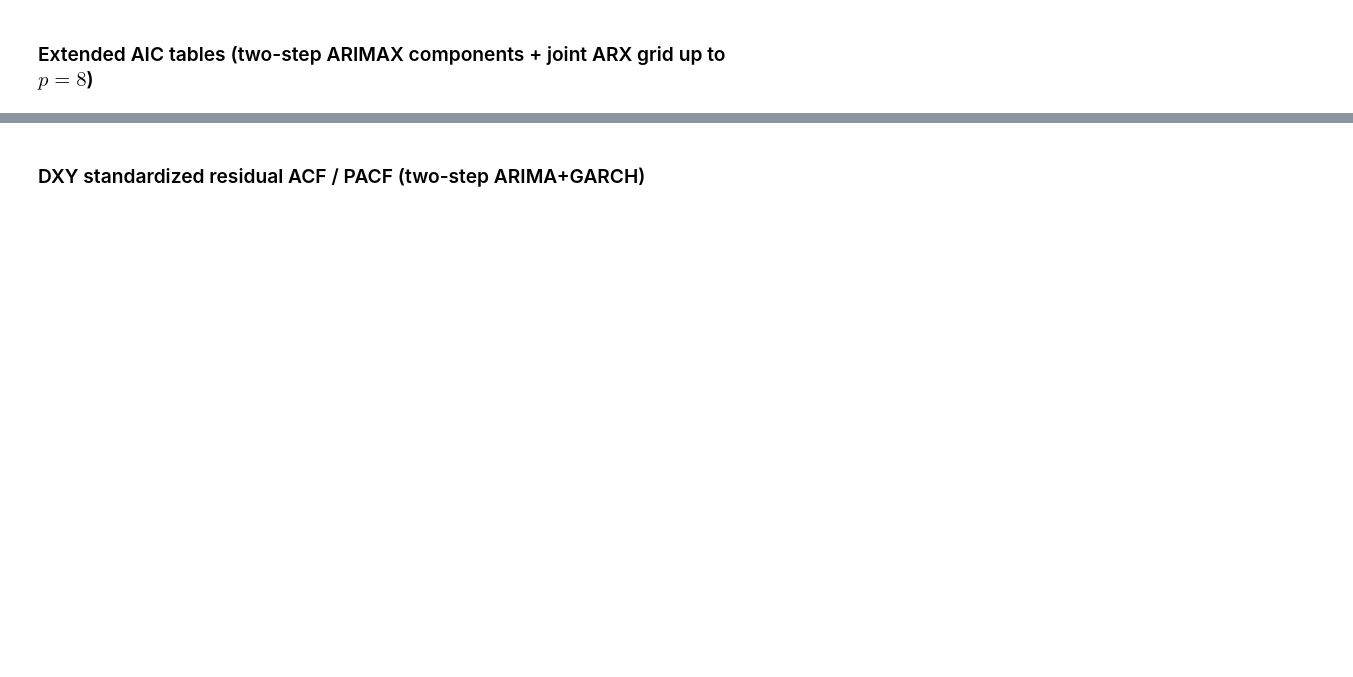
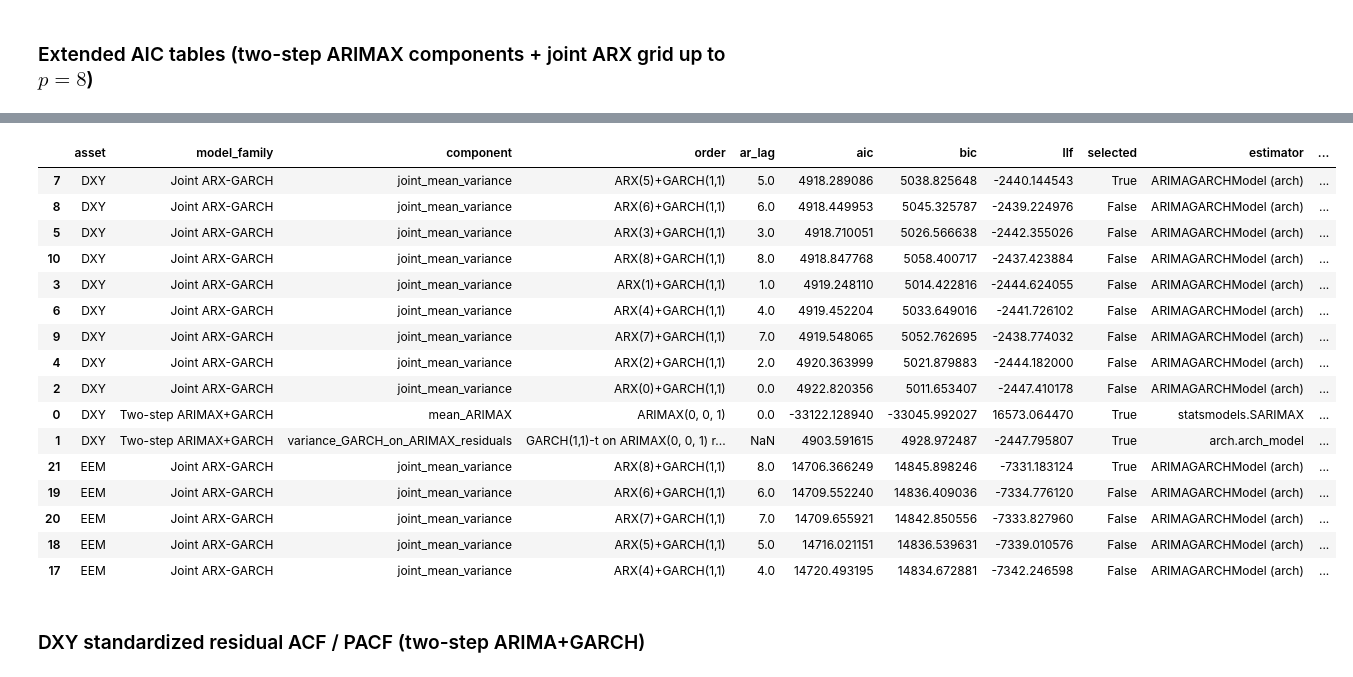
Before and after one commit to KairosPath/BachelorThesis, a Jupyter notebook: 05_appendix.ipynb, the cells around one changed output, grey strips where cells are left out. Saved outputs shown, nothing was run; the diff lists cells and outputs as text; code cells hidden in the pictures; blank space fills up the shorter version.

```diff
--- a/05_appendix.ipynb
+++ b/05_appendix.ipynb
@@ -803,11 +931,15 @@ arimax_coef_tables = []
 
 for asset, panel in panels.items():
 
-    order = panel["spec"]["arimax_order"]
+    tm = fit_twostep_arimax_garch_nb02(panel)
 
-    res = fit_sarimax(panel["y_train"], order=order, exog=panel["exog_train"])
+    order = tm.order
+
+    res = tm._arima_result
 
     arimax_fits[asset] = res
+
+    print(f"  C.1 {asset}: ARIMAX{order} (TwoStep / NB02)")
 
     arimax_coef_tables.append(result_table_from_sarimax(res, asset=asset, model_name=f"ARIMAX{order}"))
 
@@ -1088,7 +1296,9 @@ def stepwise_auto_arima_selection(panel, use_exog=False):
 
     exog_train = panel["exog_train"].loc[y_train.index].values if use_exog else None
 
-    expected_order = panel["spec"]["arimax_order" if use_exog else "arima_order"]
+    m_ref = fit_twostep_arimax_garch_nb02(panel) if use_exog else fit_twostep_arima_garch_nb02(panel)
+
+    expected_order = m_ref.order
 
 
 
@@ -1140,7 +1350,7 @@ def stepwise_auto_arima_selection(panel, use_exog=False):
 
         "estimator": "pmdarima.auto_arima(stepwise=True)",
 
-        "note": "Reproduces NB02/NB03 two-step order selection; not an exhaustive grid.",
+        "note": "expected_nb02_order = TwoStepARIMAGARCHModel.order (NB02).",
 
     }
 
@@ -1168,11 +1385,11 @@ stepwise_selection
 # %%
 
 
-def joint_arx_garch_grid_long(panel, max_lags=6):
+def joint_arx_garch_grid_long(panel, max_lags=8):
 
-    y_s = panel["y_train"].dropna() * 100
+    ensure_panel_src_path(panel)
 
-    exog_fit = panel["exog_train"].loc[y_s.index]
+    from src.models.arimagarch_model import ARIMAGARCHModel
 
     rows = []
 
@@ -1180,31 +1397,13 @@ def joint_arx_garch_grid_long(panel, max_lags=6):
 
         try:
 
-            kwargs = {"x": exog_fit}
+            m = ARIMAGARCHModel(max_lags=max_lags, information_criterion="aic")
 
-            if p > 0:
+            m.best_lags = p
 
-                kwargs["lags"] = p
+            m.fit(panel["y_train"].dropna(), exog=panel["exog_train"], select_lags=False)
 
-            model = arch_model(
-
-                y_s,
-
-                mean="ARX",
-
-                vol="GARCH",
-
-                p=1,
-
-                q=1,
-
-                dist="t",
-
-                **kwargs,
-
-            )
-
-            res = model.fit(disp="off", show_warning=False)
+            res = m.fitted_model
 
             rows.append({
 
@@ -1226,9 +1425,9 @@ def joint_arx_garch_grid_long(panel, max_lags=6):
 
                 "selected": False,
 
-                "estimator": "arch.arch_model",
+                "estimator": "ARIMAGARCHModel (arch)",
 
-                "note": "single joint Student-t MLE; returns scaled by 100",
+                "note": "single joint Student-t MLE; returns scaled by 100 (NB02)",
 
                 "error": "",
 
@@ -1256,9 +1455,9 @@ def joint_arx_garch_grid_long(panel, max_lags=6):
 
                 "selected": False,
 
-                "estimator": "arch.arch_model",
+                "estimator": "ARIMAGARCHModel (arch)",
 
-                "note": "single joint Student-t MLE; returns scaled by 100",
+                "note": "single joint Student-t MLE; returns scaled by 100 (NB02)",
 
                 "error": repr(exc),
 
@@ -1286,17 +1485,13 @@ def joint_arx_garch_grid_long(panel, max_lags=6):
 
 def twostep_arimax_garch_aic_rows(panel):
 
-    order = panel["spec"]["arimax_order"]
+    m = fit_twostep_arimax_garch_nb02(panel)
 
-    sarimax_res, garch_res = fit_twostep_garch(
+    order = m.order
 
-        panel["y_train"],
+    sarimax_res = m._arima_result
 
-        order=order,
-
-        exog_train=panel["exog_train"],
-
-    )
+    garch_res = m._garch_result
 
     return pd.DataFrame([
 
@@ -1322,7 +1517,7 @@ def twostep_arimax_garch_aic_rows(panel):
 
             "estimator": "statsmodels.SARIMAX",
 
-            "note": "mean equation likelihood; not directly additive with residual GARCH AIC",
+            "note": "mean equation likelihood; order from TwoStepARIMAGARCHModel (NB02)",
 
             "error": "",
 
@@ -1368,7 +1563,7 @@ for panel in panels.values():
 
     garch_aic_tables.append(twostep_arimax_garch_aic_rows(panel))
 
-    garch_aic_tables.append(joint_arx_garch_grid_long(panel, max_lags=6))
+    garch_aic_tables.append(joint_arx_garch_grid_long(panel, max_lags=8))
 
 
 
@@ -1385,3 +1580,4 @@ garch_aic["aic_rank_within_family"] = garch_aic.groupby(
 save_table(garch_aic, "appendix_e2_garch_aic_tables.csv")
 
 garch_aic.sort_values(["asset", "model_family", "aic_rank_within_family", "ar_lag"]).head(16)
+# %% [output]
@@ -1388,3 +1585,20 @@ garch_aic.sort_values(["asset", "model_family", "aic_rank_within_family", "ar_la
+|  | asset | model_family | component | order | ar_lag | aic | bic | llf | selected | estimator | ... |
+| 7 | DXY | Joint ARX-GARCH | joint_mean_variance | ARX(5)+GARCH(1,1) | 5.0 | 4918.289086 | 5038.825648 | -2440.144543 | True | ARIMAGARCHModel (arch) | ... |
+| 8 | DXY | Joint ARX-GARCH | joint_mean_variance | ARX(6)+GARCH(1,1) | 6.0 | 4918.449953 | 5045.325787 | -2439.224976 | False | ARIMAGARCHModel (arch) | ... |
+| 5 | DXY | Joint ARX-GARCH | joint_mean_variance | ARX(3)+GARCH(1,1) | 3.0 | 4918.710051 | 5026.566638 | -2442.355026 | False | ARIMAGARCHModel (arch) | ... |
+| 10 | DXY | Joint ARX-GARCH | joint_mean_variance | ARX(8)+GARCH(1,1) | 8.0 | 4918.847768 | 5058.400717 | -2437.423884 | False | ARIMAGARCHModel (arch) | ... |
+| 3 | DXY | Joint ARX-GARCH | joint_mean_variance | ARX(1)+GARCH(1,1) | 1.0 | 4919.248110 | 5014.422816 | -2444.624055 | False | ARIMAGARCHModel (arch) | ... |
+| 6 | DXY | Joint ARX-GARCH | joint_mean_variance | ARX(4)+GARCH(1,1) | 4.0 | 4919.452204 | 5033.649016 | -2441.726102 | False | ARIMAGARCHModel (arch) | ... |
+| 9 | DXY | Joint ARX-GARCH | joint_mean_variance | ARX(7)+GARCH(1,1) | 7.0 | 4919.548065 | 5052.762695 | -2438.774032 | False | ARIMAGARCHModel (arch) | ... |
+| 4 | DXY | Joint ARX-GARCH | joint_mean_variance | ARX(2)+GARCH(1,1) | 2.0 | 4920.363999 | 5021.879883 | -2444.182000 | False | ARIMAGARCHModel (arch) | ... |
+| 2 | DXY | Joint ARX-GARCH | joint_mean_variance | ARX(0)+GARCH(1,1) | 0.0 | 4922.820356 | 5011.653407 | -2447.410178 | False | ARIMAGARCHModel (arch) | ... |
+| 0 | DXY | Two-step ARIMAX+GARCH | mean_ARIMAX | ARIMAX(0, 0, 1) | 0.0 | -33122.128940 | -33045.992027 | 16573.064470 | True | statsmodels.SARIMAX | ... |
+| 1 | DXY | Two-step ARIMAX+GARCH | variance_GARCH_on_ARIMAX_residuals | GARCH(1,1)-t on ARIMAX(0, 0, 1) r... | NaN | 4903.591615 | 4928.972487 | -2447.795807 | True | arch.arch_model | ... |
+| 21 | EEM | Joint ARX-GARCH | joint_mean_variance | ARX(8)+GARCH(1,1) | 8.0 | 14706.366249 | 14845.898246 | -7331.183124 | True | ARIMAGARCHModel (arch) | ... |
+| 19 | EEM | Joint ARX-GARCH | joint_mean_variance | ARX(6)+GARCH(1,1) | 6.0 | 14709.552240 | 14836.409036 | -7334.776120 | False | ARIMAGARCHModel (arch) | ... |
+| 20 | EEM | Joint ARX-GARCH | joint_mean_variance | ARX(7)+GARCH(1,1) | 7.0 | 14709.655921 | 14842.850556 | -7333.827960 | False | ARIMAGARCHModel (arch) | ... |
+| 18 | EEM | Joint ARX-GARCH | joint_mean_variance | ARX(5)+GARCH(1,1) | 5.0 | 14716.021151 | 14836.539631 | -7339.010576 | False | ARIMAGARCHModel (arch) | ... |
+| 17 | EEM | Joint ARX-GARCH | joint_mean_variance | ARX(4)+GARCH(1,1) | 4.0 | 14720.493195 | 14834.672881 | -7342.246598 | False | ARIMAGARCHModel (arch) | ... |
 # %% [markdown]
 ### DXY standardized residual ACF / PACF (two-step ARIMA+GARCH)
 # %%
```
Also changed, not shown: parts of 19 cells of this notebook, 30 other files.
